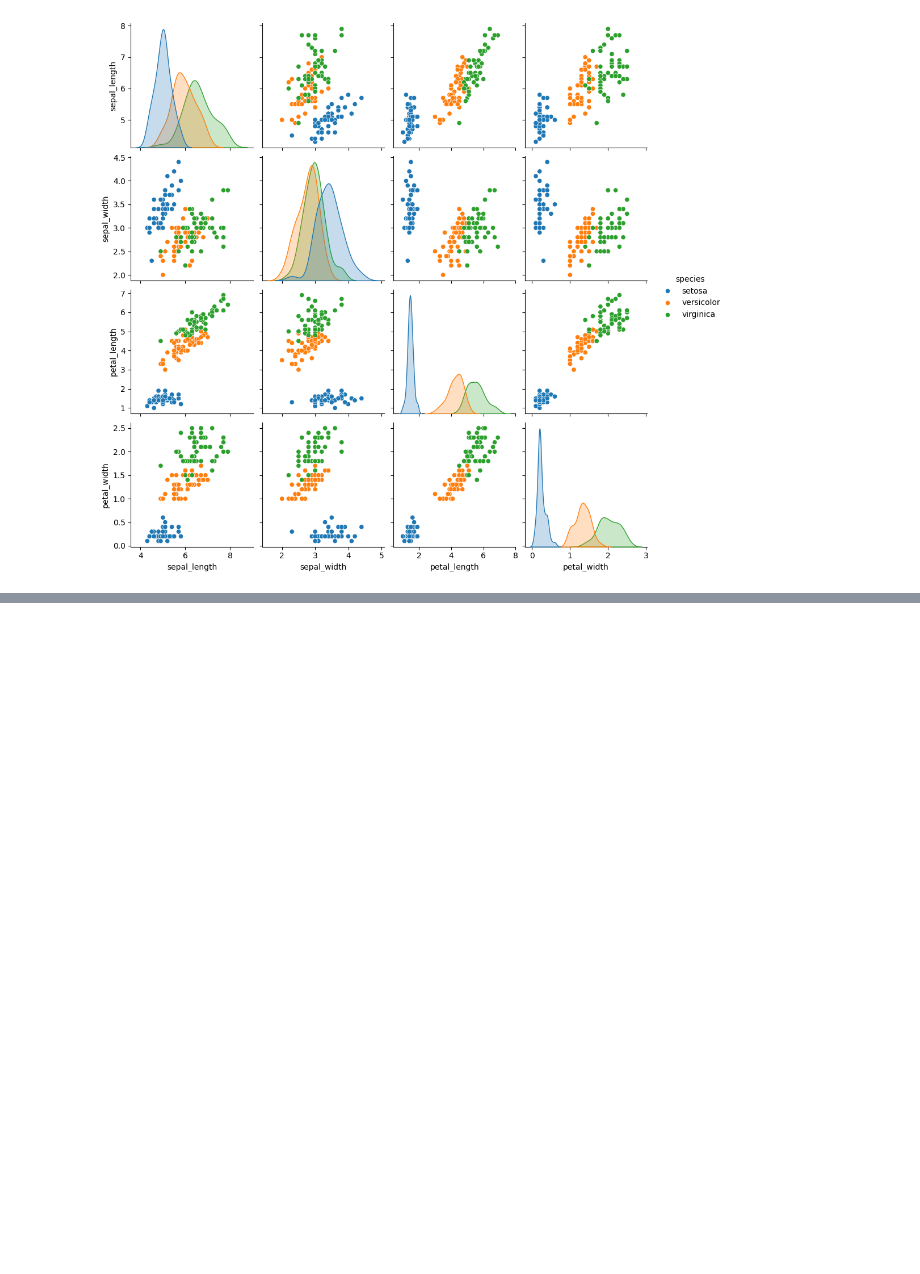
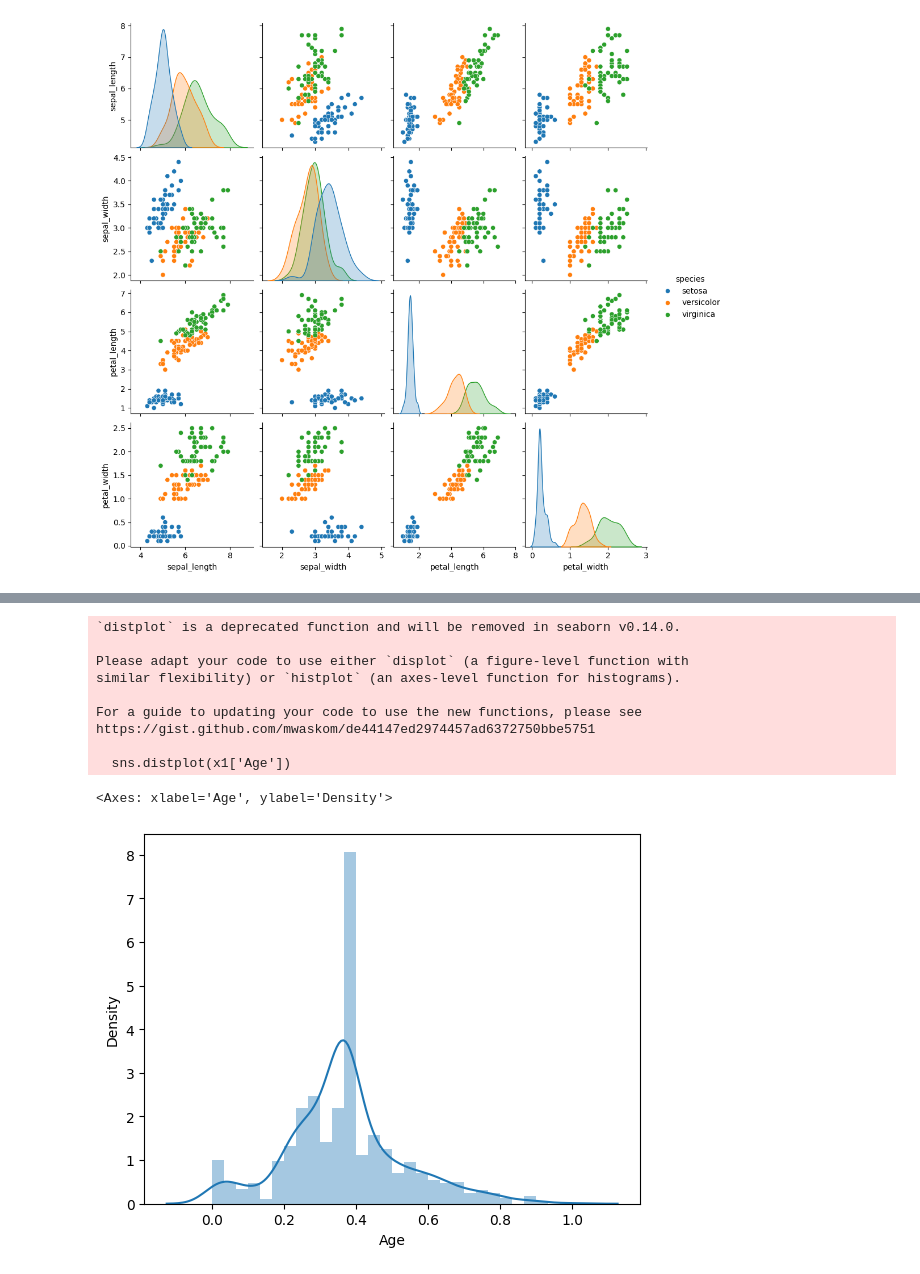
Before and after one commit to Ahmed546/ML-Course, a Jupyter notebook: Day 1/data.ipynb, the cells around one changed output, grey strips where cells are left out. Drawn from its saved outputs; the diff is of its cells as text; code cells hidden in the pictures; blank space fills up the shorter version.

```diff
--- a/Day 1/data.ipynb
+++ b/Day 1/data.ipynb
@@ -548,0 +727,3 @@ sns.pairplot(iris,hue='species')
+# %%
+X = df3[['Pclass','Sex','Age', 'SibSp','Parch','Fare','Embarked']]
+Y = df3['Survived']
@@ -548,0 +844,12 @@ sns.pairplot(iris,hue='species')
+# %%
+from sklearn.preprocessing import MinMaxScaler
+
+# initialising the MinMaxScaler
+scaler = MinMaxScaler(feature_range=(0, 1))
+
+# Numerical columns
+num_col_ = [col for col in X.columns if X[col].dtype != 'object']
+x1 = X
+# learning the statistical parameters for each of the data and transforming
+x1[num_col_] = scaler.fit_transform(x1[num_col_])
+x1.head()
@@ -548,0 +868,14 @@ sns.pairplot(iris,hue='species')
+# %%
+sns.distplot(x1['Age'])
+# %% [output]
+`distplot` is a deprecated function and will be removed in seaborn v0.14.0.
+
+Please adapt your code to use either `displot` (a figure-level function with
+similar flexibility) or `histplot` (an axes-level function for histograms).
+
+For a guide to updating your code to use the new functions, please see
+https://gist.github.com/mwaskom/de44147ed2974457ad6372750bbe5751
+
+  sns.distplot(x1['Age'])
+<Axes: xlabel='Age', ylabel='Density'>
+[figure, added]
```
Also changed, not shown: parts of 42 cells of this notebook.
